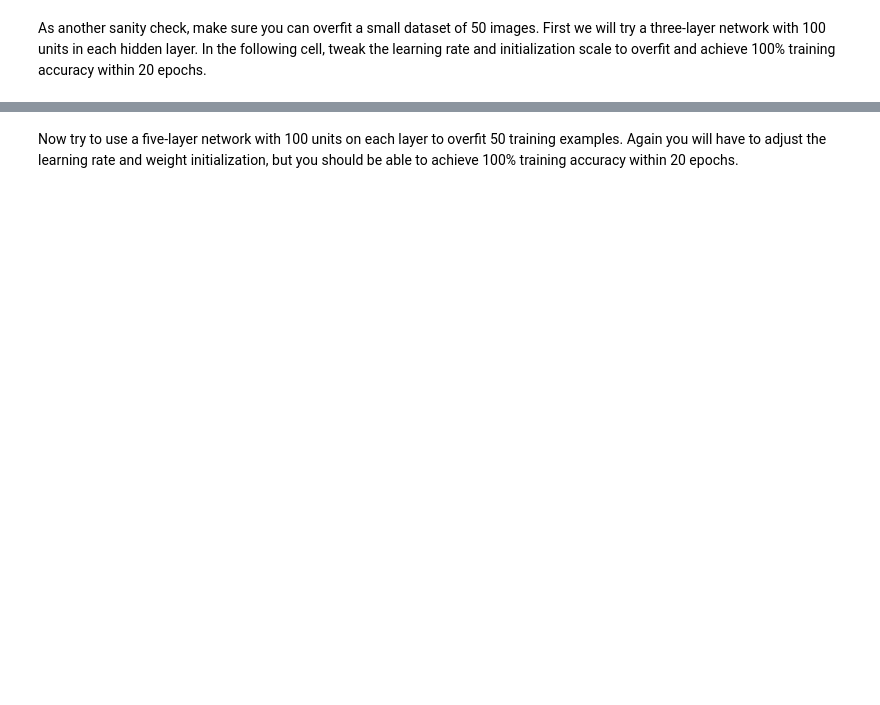
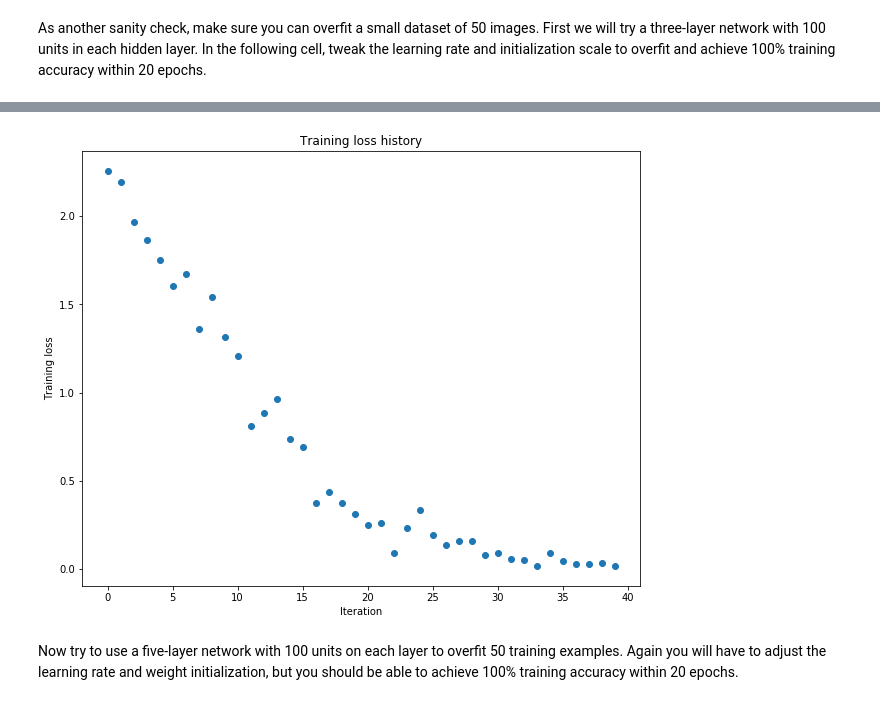
Before and after one commit to wendyjnwang/NN-and-CNN-for-Images, a Jupyter notebook: FullyConnectedNets.ipynb, the cells around one changed output, grey strips where cells are left out. Drawn from its saved outputs; the diff is of its cells as text; code cells hidden in the pictures; blank space fills up the shorter version.

```diff
--- a/FullyConnectedNets.ipynb
+++ b/FullyConnectedNets.ipynb
@@ -431,7 +448,7 @@ small_data = {
 }
 
 weight_scale = 1e-2
-learning_rate = 1e-4
+learning_rate = 1e-2
 model = FullyConnectedNet([100, 100],
               weight_scale=weight_scale, dtype=np.float64)
 solver = Solver(model, small_data,
@@ -448,3 +465,4 @@ plt.title('Training loss history')
 plt.xlabel('Iteration')
 plt.ylabel('Training loss')
 plt.show()
+# %% [output]
@@ -451,3 +486,4 @@ plt.show()
+[figure, added]
 # %% [markdown]
 Now try to use a five-layer network with 100 units on each layer to overfit 50 training examples. Again you will have to adjust the learning rate and weight initialization, but you should be able to achieve 100% training accuracy within 20 epochs.
 # %%
```
Also changed, not shown: parts of 3 cells of this notebook, 1 other file.
